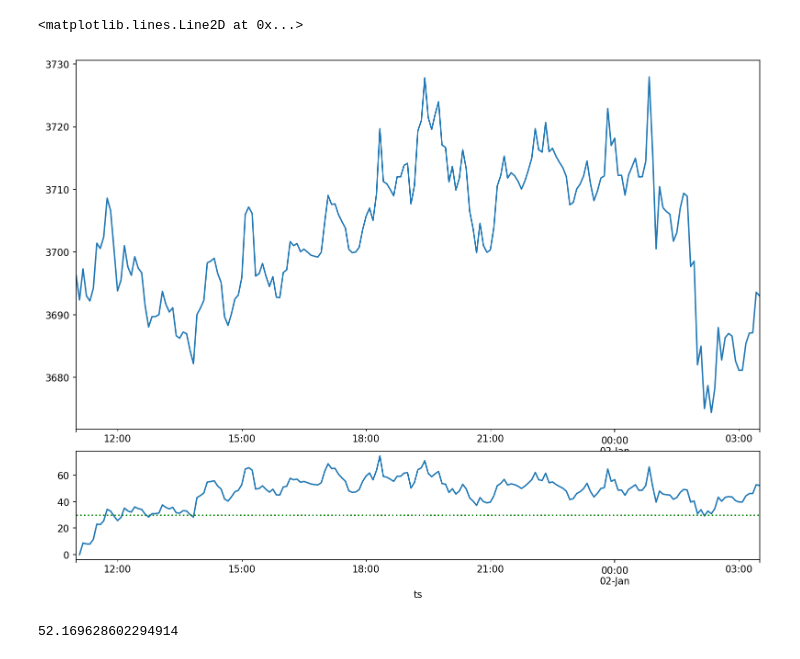
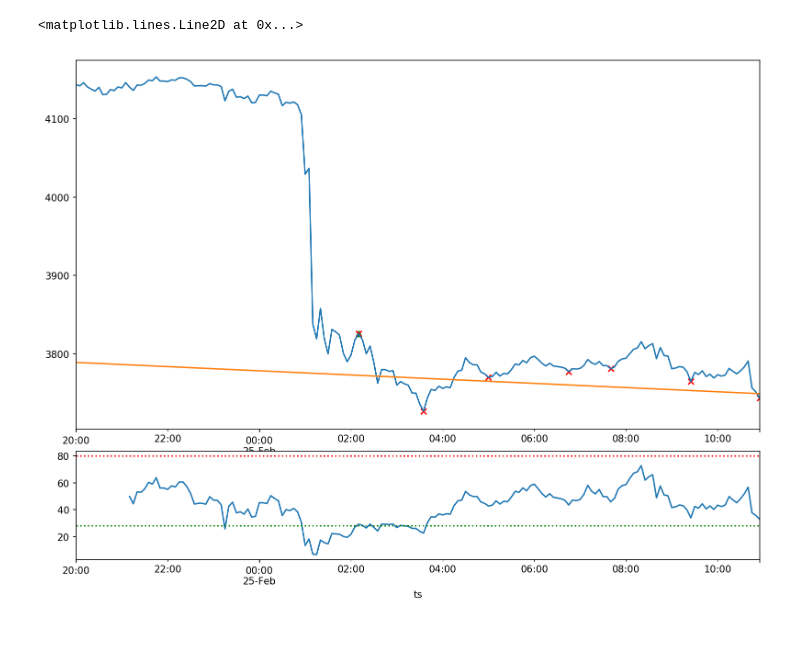
Before and after one commit to akucherov/py-trader, a Jupyter notebook: Offline test.ipynb, the cells around one changed output. Cells and saved outputs as stored; diff of their text form; code cells hidden in the pictures.

```diff
--- a/Offline test.ipynb
+++ b/Offline test.ipynb
@@ -10,2 +6,8 @@ trader = OfflineTestTrader("./data/2019-1-1-BTCUSDT-5m.csv", strategy, 1000, 100
+# %%
+strategy = Strategy(k1=28, k2=8, k3=5, k4=0.997, size=288)
+d1 = pd.Timestamp('2019-02-24 20:00:00')
+d2 = pd.Timestamp('2019-02-25 11:00:00')
+trader = OfflineTestTrader("./data/2019-1-1-BTCUSDT-5m.csv", strategy, 1000, 100, before=d1, after=d2)
 # %%
 trader.run()
+df = strategy.df
@@ -12,14 +17,20 @@ trader.run()
+# %%
+df['buyPrice'] = df['close'][df.buy]
+df['sellPrice'] = df['close'][df.sell]
 # %%
 fig = plt.figure(figsize=(12.8, 9.6), dpi=150)
+
 ax1 = fig.add_subplot(4,1,(1,3))
-strategy.df["close"].plot()
+df["close"].plot()
+if "pr_price" in df.columns.values: df["pr_price"].plot()
+plt.scatter(df.index, df['buyPrice'], c='g', marker='^')
+if strategy.mins.size > 1: plt.scatter(strategy.mins.index, strategy.mins, c='r', marker='x')
+#plt.scatter(df.index, df['sellPrice'], c='r', marker='v')
+
 ax2 = fig.add_subplot(414)
-strategy.df["RSI14"].plot()
-plt.axhline(y=30, color='g', linestyle=':')
+df["RSI14"].plot()
+plt.axhline(y=28, color='g', linestyle=':')
+plt.axhline(y=80, color='r', linestyle=':')
 # %% [output]
 <matplotlib.lines.Line2D at 0x...>
-[figure, old version]
+[figure, new version]
-# %%
-strategy.df.iloc[-1]['RSI14']
-# %% [output]
-52.169628602294914
```
Also changed, not shown: parts of 3 cells of this notebook, 5 other files.
